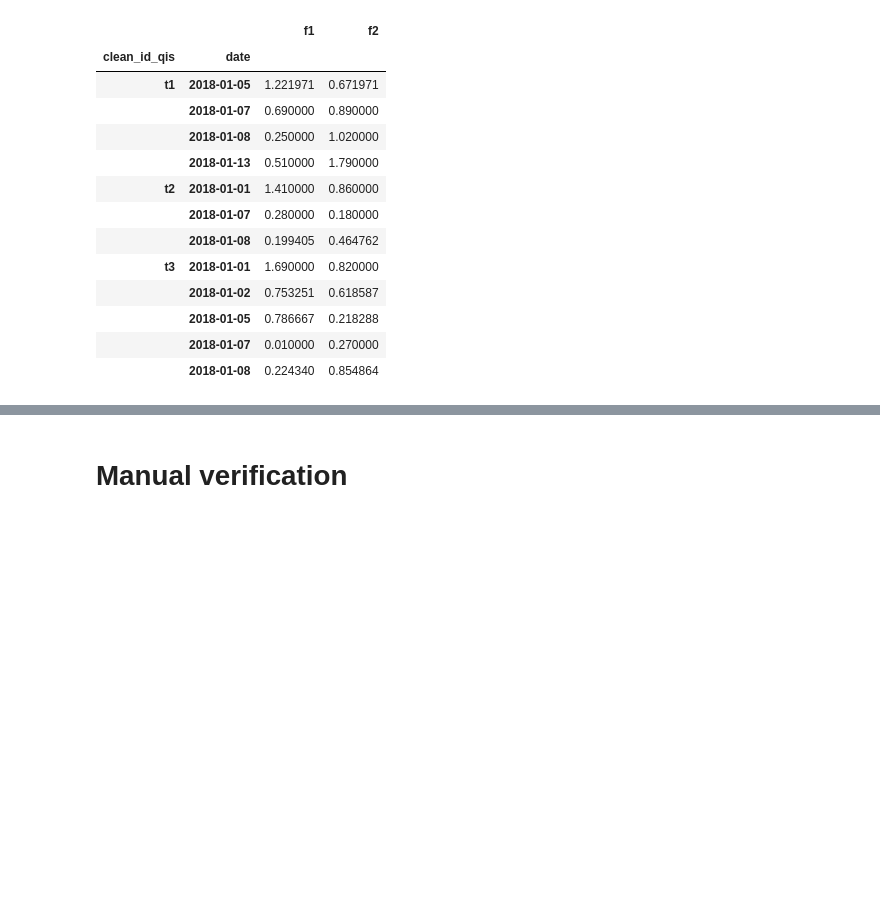
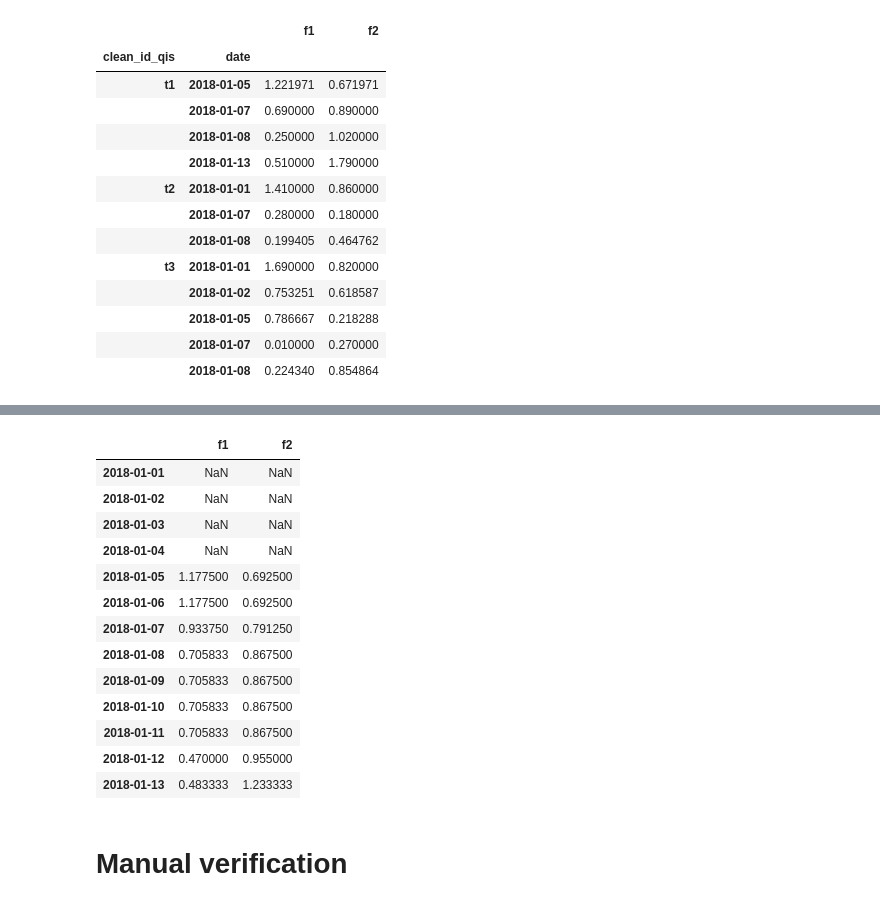
Before and after one commit to pirmil/A, a Jupyter notebook: sentence_embeddings_clean.ipynb, the cells around one changed output, grey strips where cells are left out. Saved outputs shown, nothing was run; the diff lists cells and outputs as text; code cells hidden in the pictures; blank space fills up the shorter version.

```diff
--- a/sentence_embeddings_clean.ipynb
+++ b/sentence_embeddings_clean.ipynb
@@ -321,3 +428,20 @@ embeddings_unw
+# %%
+embeddings_da_unw.loc['t1'].reindex(full_dates).rolling(7, min_periods=1).mean()
+# %% [output]
+|  | f1 | f2 |
+| 2018-01-01 | NaN | NaN |
+| 2018-01-02 | NaN | NaN |
+| 2018-01-03 | NaN | NaN |
+| 2018-01-04 | NaN | NaN |
+| 2018-01-05 | 1.177500 | 0.692500 |
+| 2018-01-06 | 1.177500 | 0.692500 |
+| 2018-01-07 | 0.933750 | 0.791250 |
+| 2018-01-08 | 0.705833 | 0.867500 |
+| 2018-01-09 | 0.705833 | 0.867500 |
+| 2018-01-10 | 0.705833 | 0.867500 |
+| 2018-01-11 | 0.705833 | 0.867500 |
+| 2018-01-12 | 0.470000 | 0.955000 |
+| 2018-01-13 | 0.483333 | 1.233333 |
 # %% [markdown]
 # Manual verification
 # %%
```
Also changed, not shown: parts of 20 cells of this notebook.
